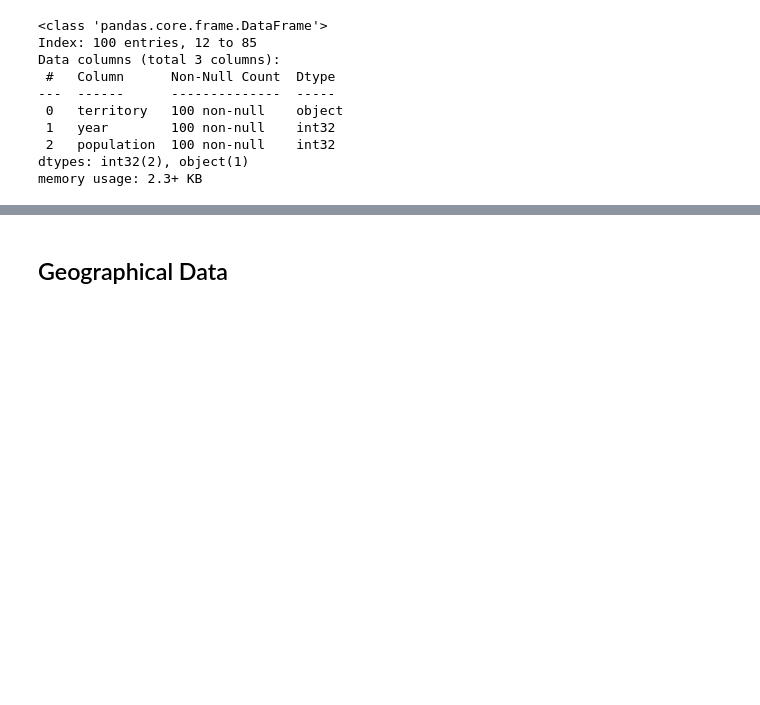
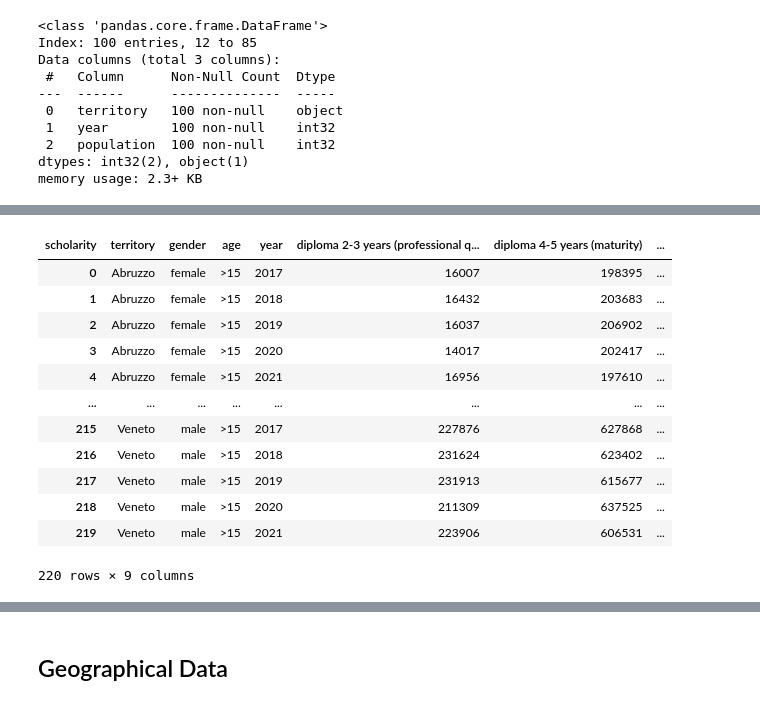
Before and after one commit to OmdenaAI/milan-italy-impact-covid-crimes, a Jupyter notebook: src/tasks/task-2-data-cleaning/files.ipynb, the cells around one changed output, grey strips where cells are left out. Cells and saved outputs as stored; diff of their text form; code cells hidden in the pictures; blank space fills up the shorter version.

```diff
--- a/src/tasks/task-2-data-cleaning/files.ipynb
+++ b/src/tasks/task-2-data-cleaning/files.ipynb
@@ -1611,0 +1771,3 @@ memory usage: 2.3+ KB
+# %%
+edu_df['n_of_people'] = (edu_df['n_of_people'] * 1000).round().astype(int)
+edu_df
@@ -1611,0 +1897,18 @@ memory usage: 2.3+ KB
+# %%
+pivot_edu_df = edu_year_totals.pivot_table(values='n_of_people', index=['territory','gender', 'age', 'year'], columns='scholarity', fill_value=0)
+pivot_edu_df.reset_index(inplace=True)
+pivot_edu_df
+# %% [output]
+| scholarity | territory | gender | age | year | diploma 2-3 years (professional q... | diploma 4-5 years (maturity) | ... |
+| 0 | Abruzzo | female | >15 | 2017 | 16007 | 198395 | ... |
+| 1 | Abruzzo | female | >15 | 2018 | 16432 | 203683 | ... |
+| 2 | Abruzzo | female | >15 | 2019 | 16037 | 206902 | ... |
+| 3 | Abruzzo | female | >15 | 2020 | 14017 | 202417 | ... |
+| 4 | Abruzzo | female | >15 | 2021 | 16956 | 197610 | ... |
+| ... | ... | ... | ... | ... | ... | ... | ... |
+| 215 | Veneto | male | >15 | 2017 | 227876 | 627868 | ... |
+| 216 | Veneto | male | >15 | 2018 | 231624 | 623402 | ... |
+| 217 | Veneto | male | >15 | 2019 | 231913 | 615677 | ... |
+| 218 | Veneto | male | >15 | 2020 | 211309 | 637525 | ... |
+| 219 | Veneto | male | >15 | 2021 | 223906 | 606531 | ... |
+220 rows × 9 columns
```
Also changed, not shown: parts of 50 cells of this notebook, 6 other files.
